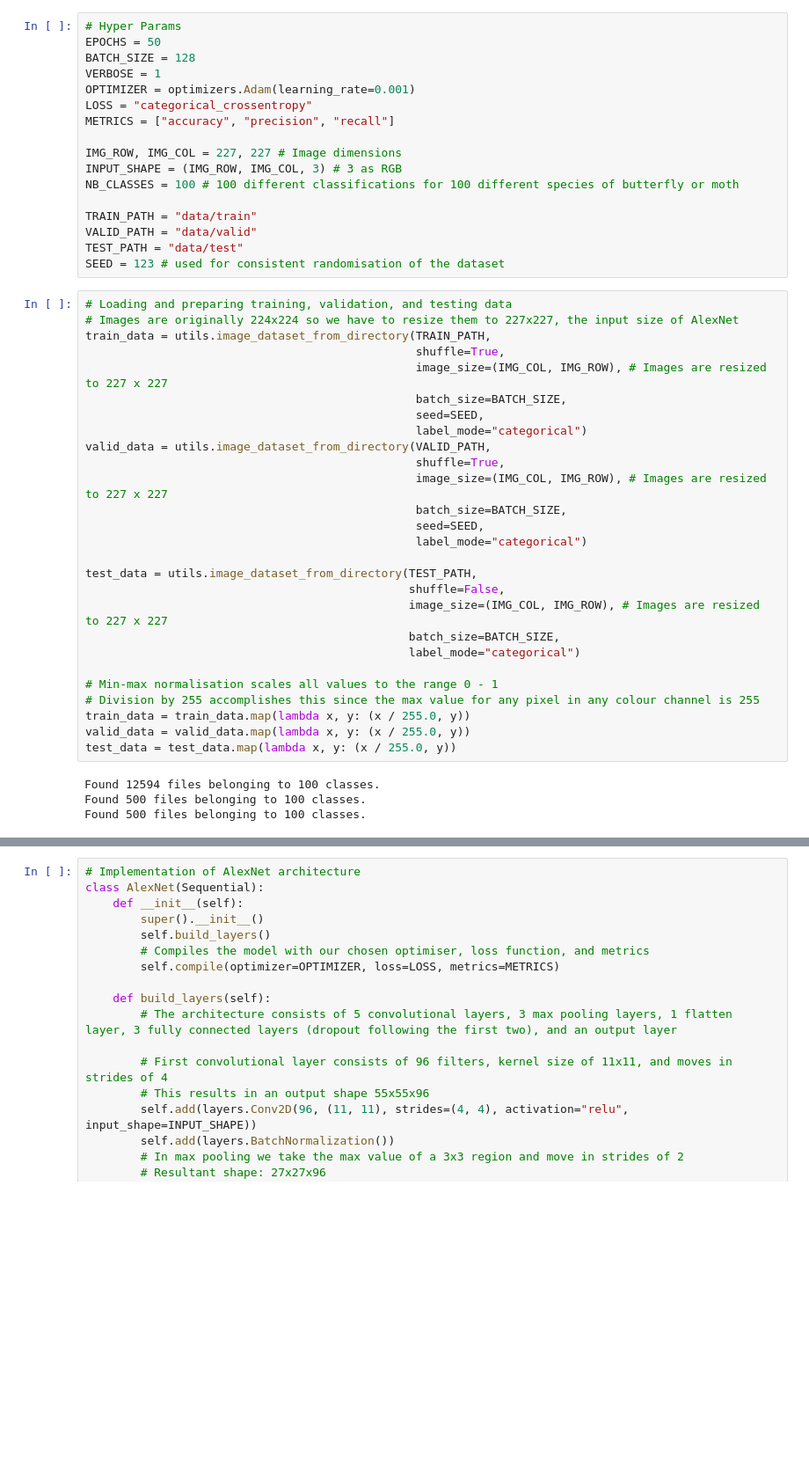
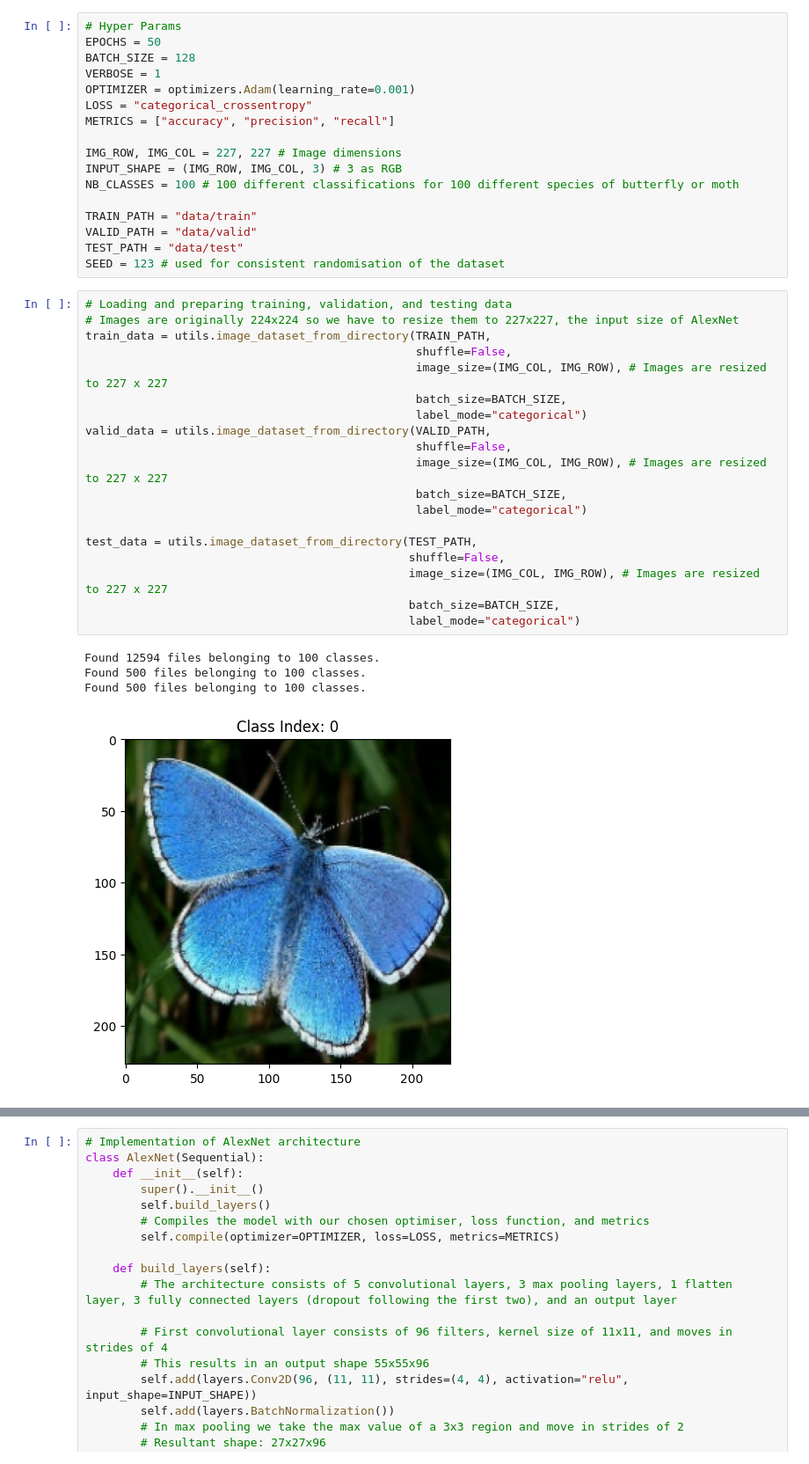
Before and after one commit to oOoOoOo0o/cs4287-assignment1, a Jupyter notebook: CS4287-Prj1-20251971-21332142.ipynb, the cells around one changed output, grey strips where cells are left out. Shown at 88% size. Cells and saved outputs as stored; diff of their text form; blank space fills up the shorter version.

Commit message:
Added data visualisation cell before normalisation

```diff
--- a/CS4287-Prj1-20251971-21332142.ipynb
+++ b/CS4287-Prj1-20251971-21332142.ipynb
@@ -27,31 +27,24 @@ SEED = 123 # used for consistent randomisation of the dataset
 # %%
 # Loading and preparing training, validation, and testing data
 # Images are originally 224x224 so we have to resize them to 227x227, the input size of AlexNet
 train_data = utils.image_dataset_from_directory(TRAIN_PATH,
-                                                shuffle=True,
+                                                shuffle=False,
                                                 image_size=(IMG_COL, IMG_ROW), # Images are resized to 227 x 227
                                                 batch_size=BATCH_SIZE,
-                                                seed=SEED,
                                                 label_mode="categorical")
 valid_data = utils.image_dataset_from_directory(VALID_PATH,
-                                                shuffle=True,
+                                                shuffle=False,
                                                 image_size=(IMG_COL, IMG_ROW), # Images are resized to 227 x 227
                                                 batch_size=BATCH_SIZE,
-                                                seed=SEED,
                                                 label_mode="categorical")
 
 test_data = utils.image_dataset_from_directory(TEST_PATH,
                                                shuffle=False,
                                                image_size=(IMG_COL, IMG_ROW), # Images are resized to 227 x 227
                                                batch_size=BATCH_SIZE,
                                                label_mode="categorical")
-
-# Min-max normalisation scales all values to the range 0 - 1
-# Division by 255 accomplishes this since the max value for any pixel in any colour channel is 255
-train_data = train_data.map(lambda x, y: (x / 255.0, y))
-valid_data = valid_data.map(lambda x, y: (x / 255.0, y))
-test_data = test_data.map(lambda x, y: (x / 255.0, y))
 # %% [output]
 Found 12594 files belonging to 100 classes.
 Found 500 files belonging to 100 classes.
 Found 500 files belonging to 100 classes.
+[figure, added]
```
Also changed, not shown: parts of 2 cells of this notebook.
